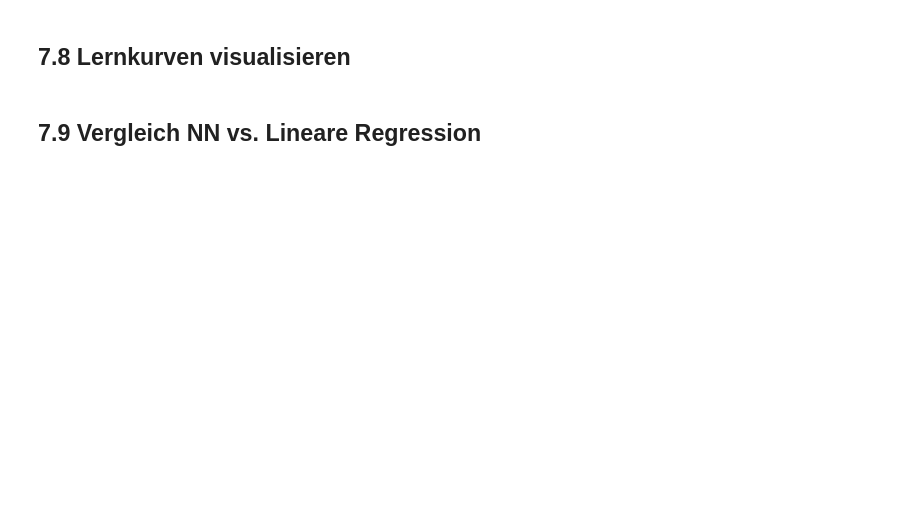
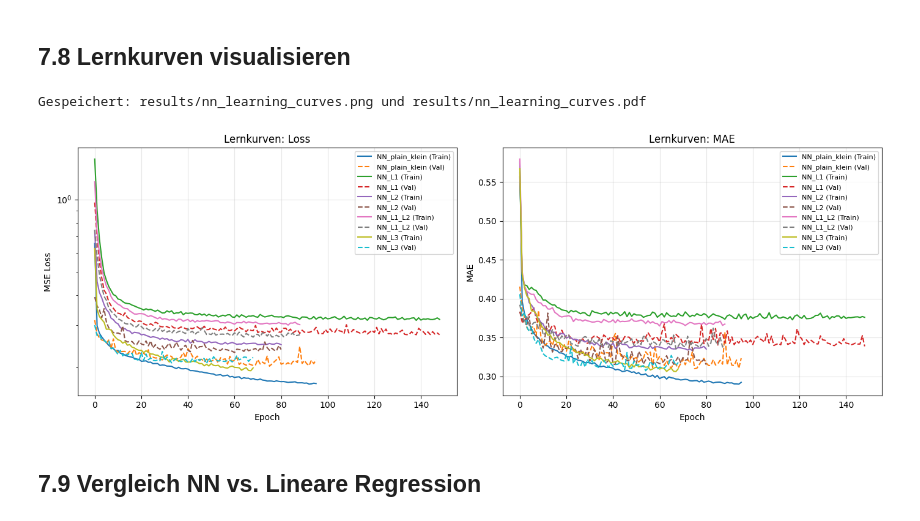
Before and after one commit to FlorianAdamczyk/ki-308, a Jupyter notebook: notebooks/05_Neural_Network_Kolja.ipynb, the cells around one changed output. Drawn from its saved outputs; the diff is of its cells as text; code cells hidden in the pictures; blank space fills up the shorter version.

```diff
--- a/notebooks/05_Neural_Network_Kolja.ipynb
+++ b/notebooks/05_Neural_Network_Kolja.ipynb
@@ -780,35 +847,39 @@ def plot_training_history(histories, names):
     fig, axes = plt.subplots(1, 2, figsize=(14, 5))
 
     for hist, name in zip(histories, names):
         axes[0].plot(hist.history['loss'], label=f'{name} (Train)')
         axes[0].plot(hist.history['val_loss'], '--', label=f'{name} (Val)')
 
     axes[0].set_xlabel('Epoch')
     axes[0].set_ylabel('MSE Loss')
     axes[0].set_title('Lernkurven: Loss')
     axes[0].legend(fontsize=8)
     axes[0].set_yscale('log')
     axes[0].grid(True, alpha=0.3)
 
     for hist, name in zip(histories, names):
         axes[1].plot(hist.history['mae'], label=f'{name} (Train)')
         axes[1].plot(hist.history['val_mae'], '--', label=f'{name} (Val)')
 
     axes[1].set_xlabel('Epoch')
     axes[1].set_ylabel('MAE')
     axes[1].set_title('Lernkurven: MAE')
     axes[1].legend(fontsize=8)
     axes[1].grid(True, alpha=0.3)
 
     fig.tight_layout()
     save_fig(fig, 'nn_learning_curves')
     return fig
 
 fig = plot_training_history(
-    [history_1, history_2, history_3, history_5],
-    ['[32]', '[64,32,16]', '[128,64,32]', '[128,64,32,16]+Drop']
+    list(histories.values()),
+    list(histories.keys())
 )
+
 plt.show()
+# %% [output]
+Gespeichert: results/nn_learning_curves.png und results/nn_learning_curves.pdf
+[figure, added]
 # %% [markdown]
 ## 7.9 Vergleich NN vs. Lineare Regression
 # %%
```
Also changed, not shown: parts of 32 cells of this notebook, 3 other files.
